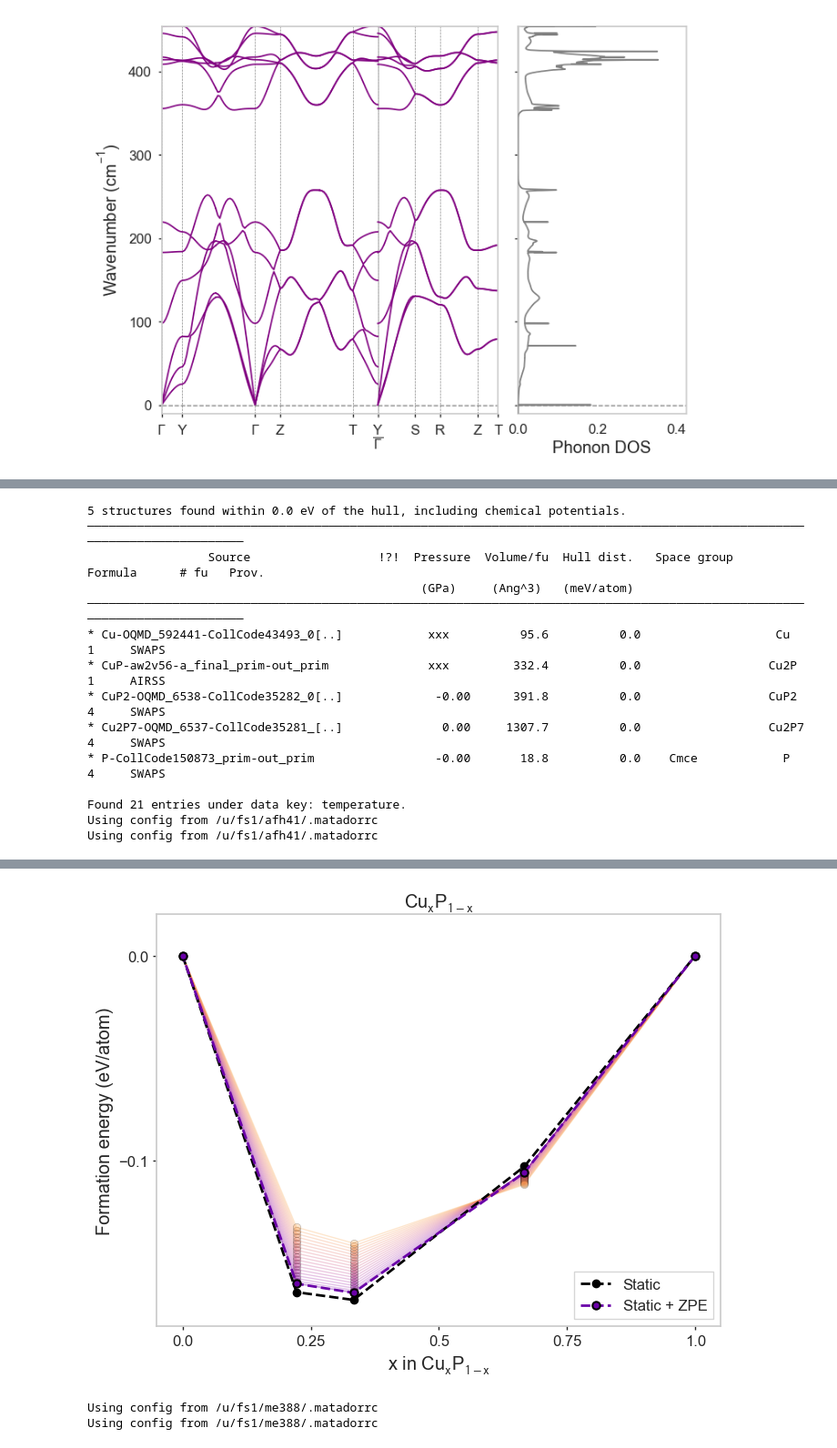
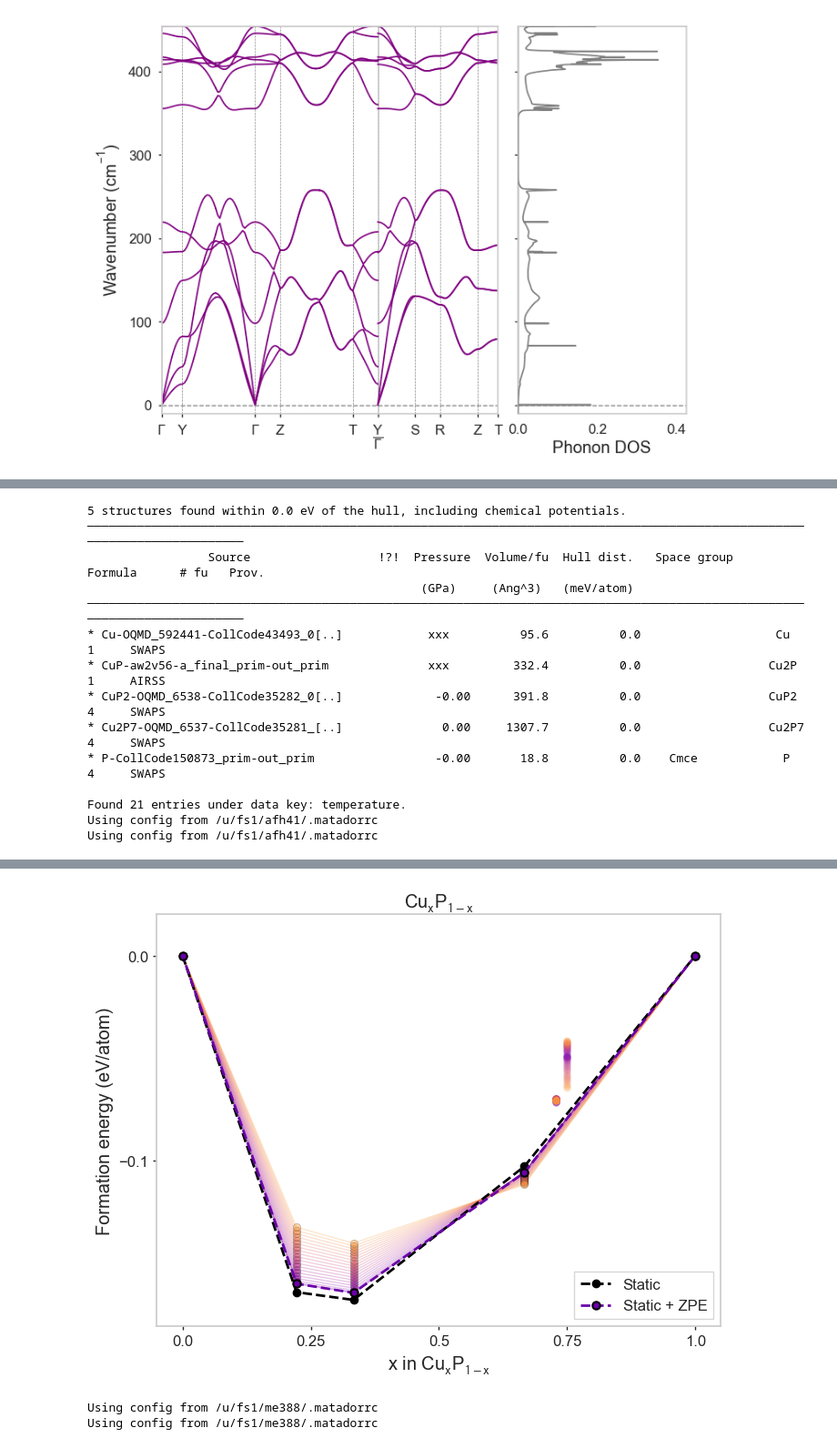
Before and after one commit to harpaf13/data.copper-phosphides, a Jupyter notebook: CuP_results.ipynb, the cells around one changed output, grey strips where cells are left out. Shown: that part at 91% size. Saved outputs shown, nothing was run; the diff lists cells and outputs as text; code cells hidden in the pictures.

```diff
--- a/CuP_results.ipynb
+++ b/CuP_results.ipynb
@@ -249,7 +249,7 @@ hull = TemperatureDependentHull(
     energy_key='total_energy_per_atom',
     species=['Cu','P']
 )
-ax = hull.plot_hull(show_points=True)
+ax = hull.plot_hull(plot_points=True)
 lims = ax.get_ylim()
 ax.set_ylim(lims[0], 0.02);
 # %% [output]
@@ -290,4 +287,4 @@ Using config from /u/fs1/afh41/.matadorrc
-[figure, old version]
+[figure, new version]
 # %%
 # plot temperature vs. enthalpy for P and P_SCAN
 from matador.orm.spectral import VibrationalDOS
```
Also changed, not shown: parts of 2 cells of this notebook.
